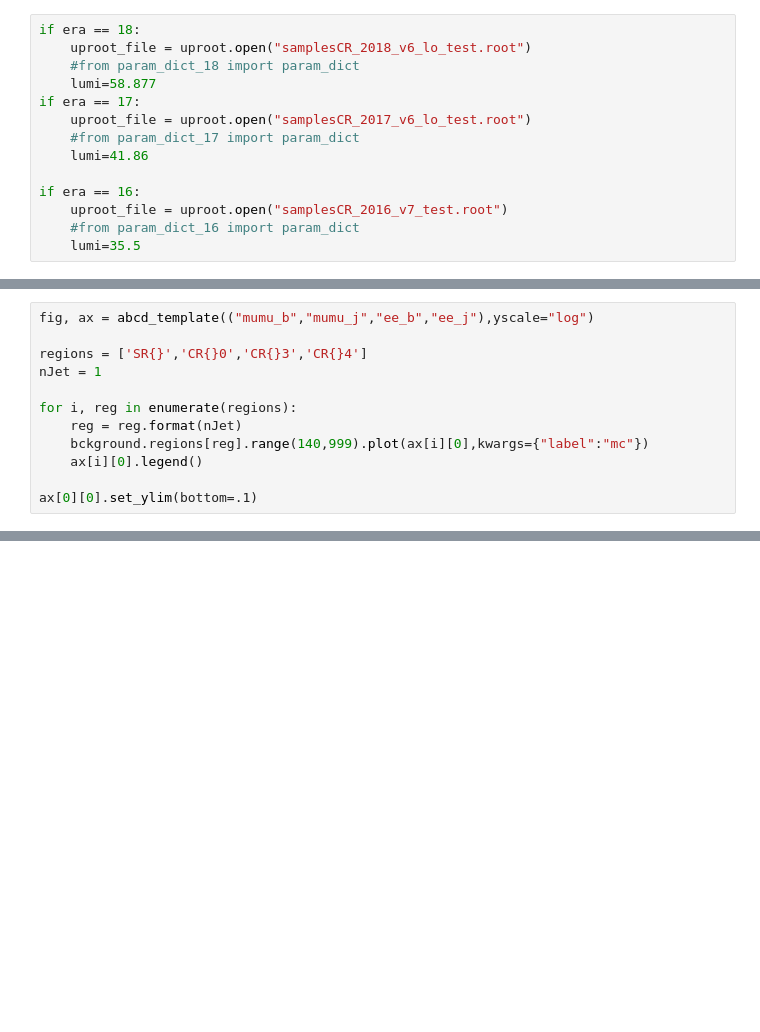
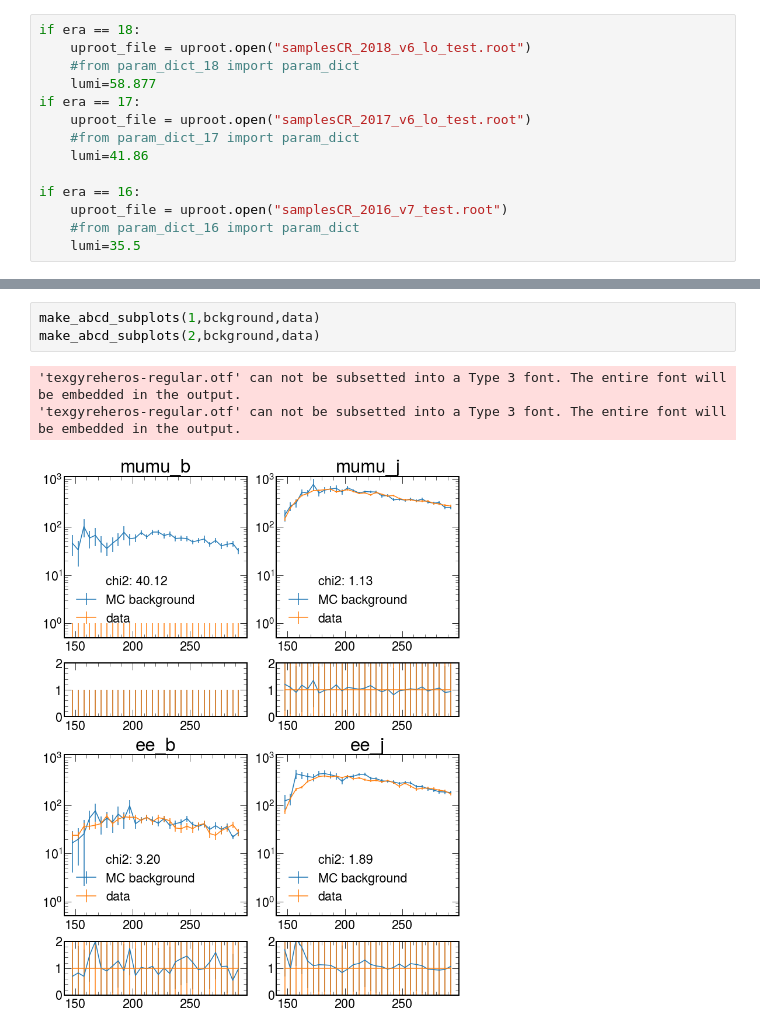
Before and after one commit to rymuelle/log_norm_fit_zprime, a Jupyter notebook: fitting_regions.ipynb, the cells around one changed output, grey strips where cells are left out. Drawn from its saved outputs; the diff is of its cells as text; blank space fills up the shorter version.

```diff
--- a/fitting_regions.ipynb
+++ b/fitting_regions.ipynb
@@ -163,12 +151,0 @@ Name: MC_background + mc_zz + mc_wz + mc_ww + mc_stop + mc_santitop + mc_ttbar +
-# %%
-fig, ax = abcd_template(("mumu_b","mumu_j","ee_b","ee_j"),yscale="log")
-
-regions = ['SR{}','CR{}0','CR{}3','CR{}4']
-nJet = 1
-
-for i, reg in enumerate(regions):
-    reg = reg.format(nJet)
-    bckground.regions[reg].range(140,999).plot(ax[i][0],kwargs={"label":"mc"})
-    ax[i][0].legend()
-
-ax[0][0].set_ylim(bottom=.1)
@@ -437,0 +381,7 @@ KeyboardInterrupt:
+# %%
+make_abcd_subplots(1,bckground,data)
+make_abcd_subplots(2,bckground,data)
+# %% [output]
+'texgyreheros-regular.otf' can not be subsetted into a Type 3 font. The entire font will be embedded in the output.
+'texgyreheros-regular.otf' can not be subsetted into a Type 3 font. The entire font will be embedded in the output.
+[figure, added]
```
Also changed, not shown: parts of 42 cells of this notebook.
